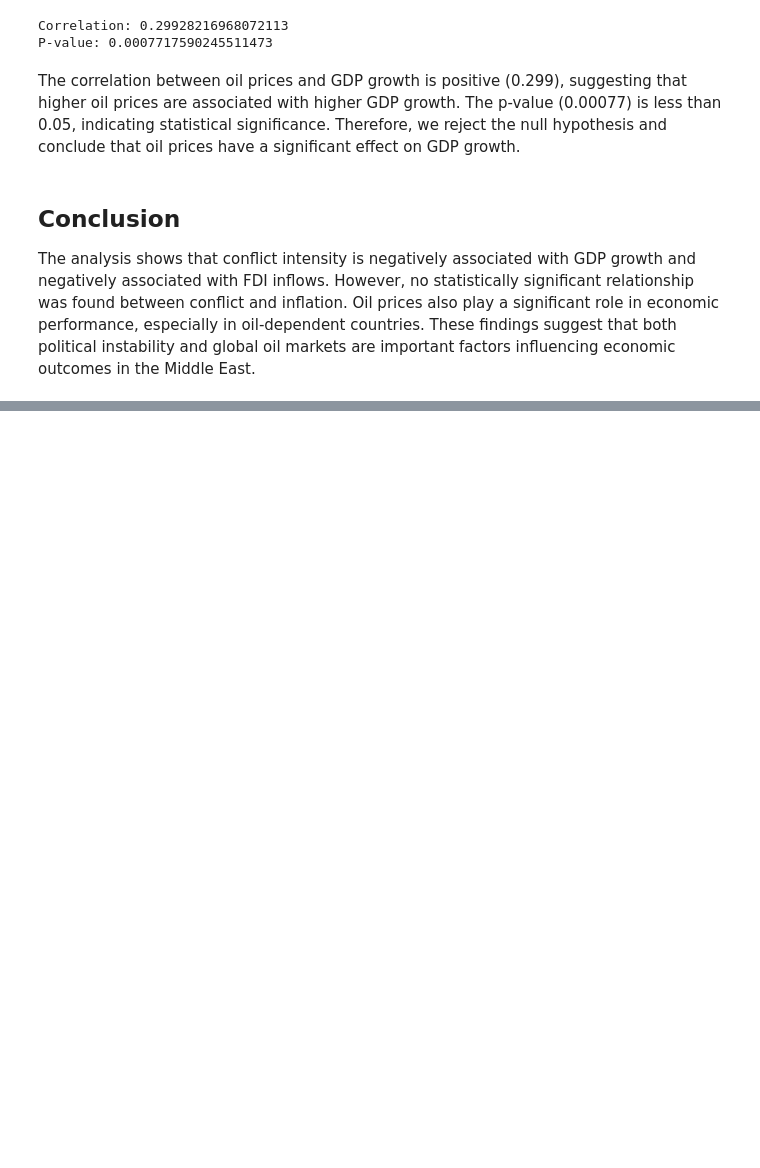
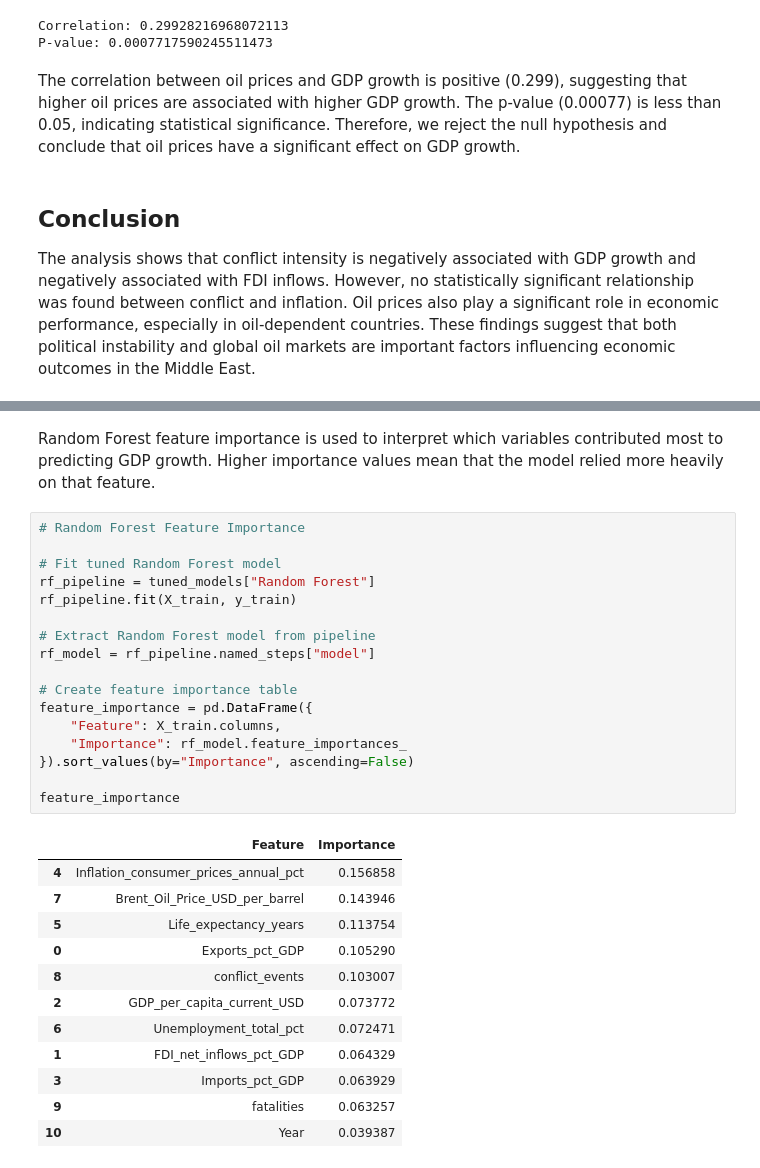
Before and after one commit to HussamAlabrash/DSA210PROJECT, a Jupyter notebook: DSA210.ipynb, the cells around one changed output, grey strips where cells are left out. Drawn from its saved outputs; the diff is of its cells as text; blank space fills up the shorter version.

```diff
--- a/DSA210.ipynb
+++ b/DSA210.ipynb
@@ -237,0 +509,32 @@ The analysis shows that conflict intensity is negatively associated with GDP gro
+# %% [markdown]
+Random Forest feature importance is used to interpret which variables contributed most to predicting GDP growth. Higher importance values mean that the model relied more heavily on that feature.
+# %%
+# Random Forest Feature Importance
+
+# Fit tuned Random Forest model
+rf_pipeline = tuned_models["Random Forest"]
+rf_pipeline.fit(X_train, y_train)
+
+# Extract Random Forest model from pipeline
+rf_model = rf_pipeline.named_steps["model"]
+
+# Create feature importance table
+feature_importance = pd.DataFrame({
+    "Feature": X_train.columns,
+    "Importance": rf_model.feature_importances_
+}).sort_values(by="Importance", ascending=False)
+
+feature_importance
+# %% [output]
+|  | Feature | Importance |
+| 4 | Inflation_consumer_prices_annual_pct | 0.156858 |
+| 7 | Brent_Oil_Price_USD_per_barrel | 0.143946 |
+| 5 | Life_expectancy_years | 0.113754 |
+| 0 | Exports_pct_GDP | 0.105290 |
+| 8 | conflict_events | 0.103007 |
+| 2 | GDP_per_capita_current_USD | 0.073772 |
+| 6 | Unemployment_total_pct | 0.072471 |
+| 1 | FDI_net_inflows_pct_GDP | 0.064329 |
+| 3 | Imports_pct_GDP | 0.063929 |
+| 9 | fatalities | 0.063257 |
+| 10 | Year | 0.039387 |
```
Also changed, not shown: parts of 25 cells of this notebook.
